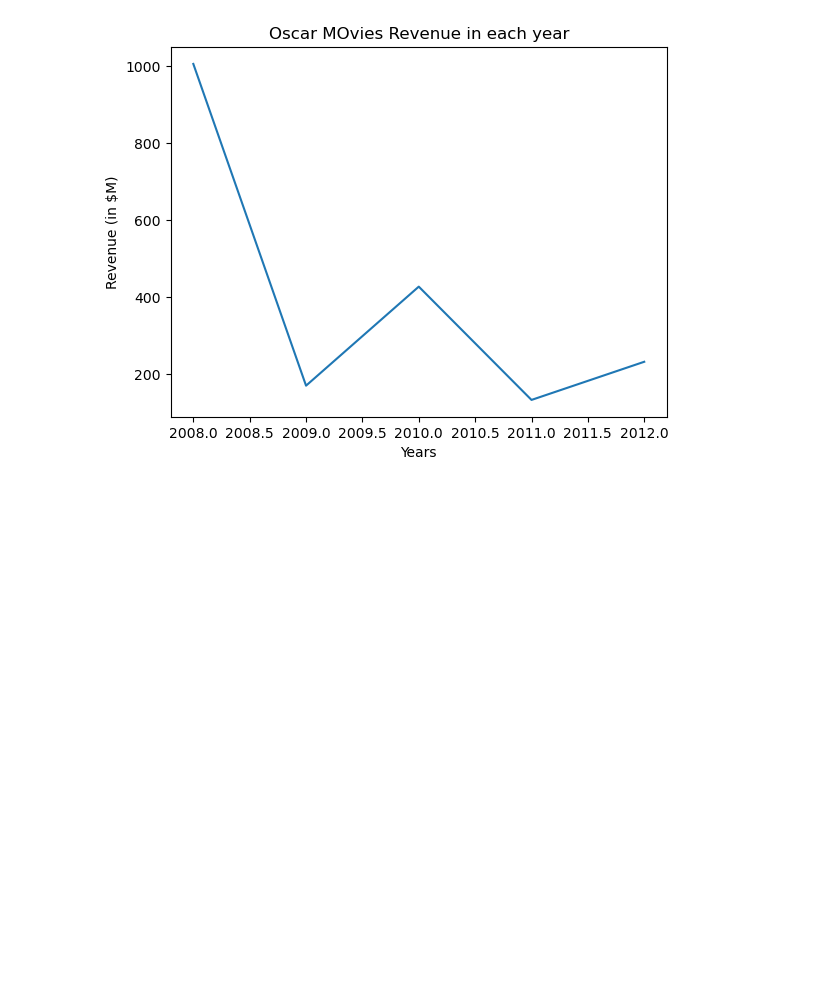
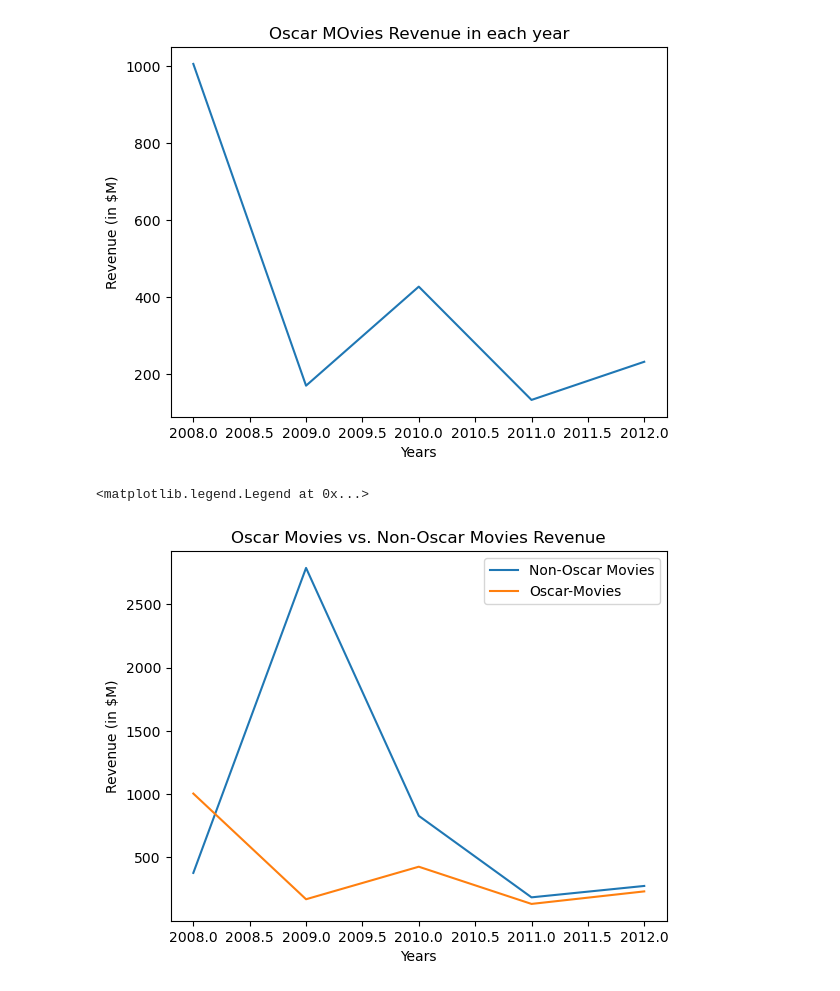
Before and after one commit to MohammedGousemohiyuddinYekkaluru/prime-ai-ml-learning-journey, a Jupyter notebook: Data Visualization/matplotlib.ipynb, the cells around one changed output. Saved outputs shown, nothing was run; the diff lists cells and outputs as text; code cells hidden in the pictures; blank space fills up the shorter version.

Commit message:
Add two plots in one graph, add labels and title to it

```diff
--- a/Data Visualization/matplotlib.ipynb
+++ b/Data Visualization/matplotlib.ipynb
@@ -33,3 +33,27 @@ plt.ylabel("Revenue (in $M)")
 # %% [output]
 Text(0, 0.5, 'Revenue (in $M)')
 [figure]
+# %%
+# Non-Oscar winner MOvies
+
+non_oscar_movies = [
+    "Slumdog Millionaire",
+    "Avatar",
+    "Inception",
+    "Hugo",
+    "Lincoln"
+]
+non_oscar_years = [2008, 2009, 2010, 2011, 2012]
+non_oscar_revenue = [378, 2788, 829, 185, 275] #in $M
+
+plt.plot(non_oscar_years, non_oscar_revenue, label="Non-Oscar Movies")
+plt.plot(years, oscar_revenue, label="Oscar-Movies")
+
+plt.title("Oscar Movies vs. Non-Oscar Movies Revenue")
+plt.xlabel("Years")
+plt.ylabel("Revenue (in $M)")
+
+plt.legend()
+# %% [output]
+<matplotlib.legend.Legend at 0x...>
+[figure, added]
```
